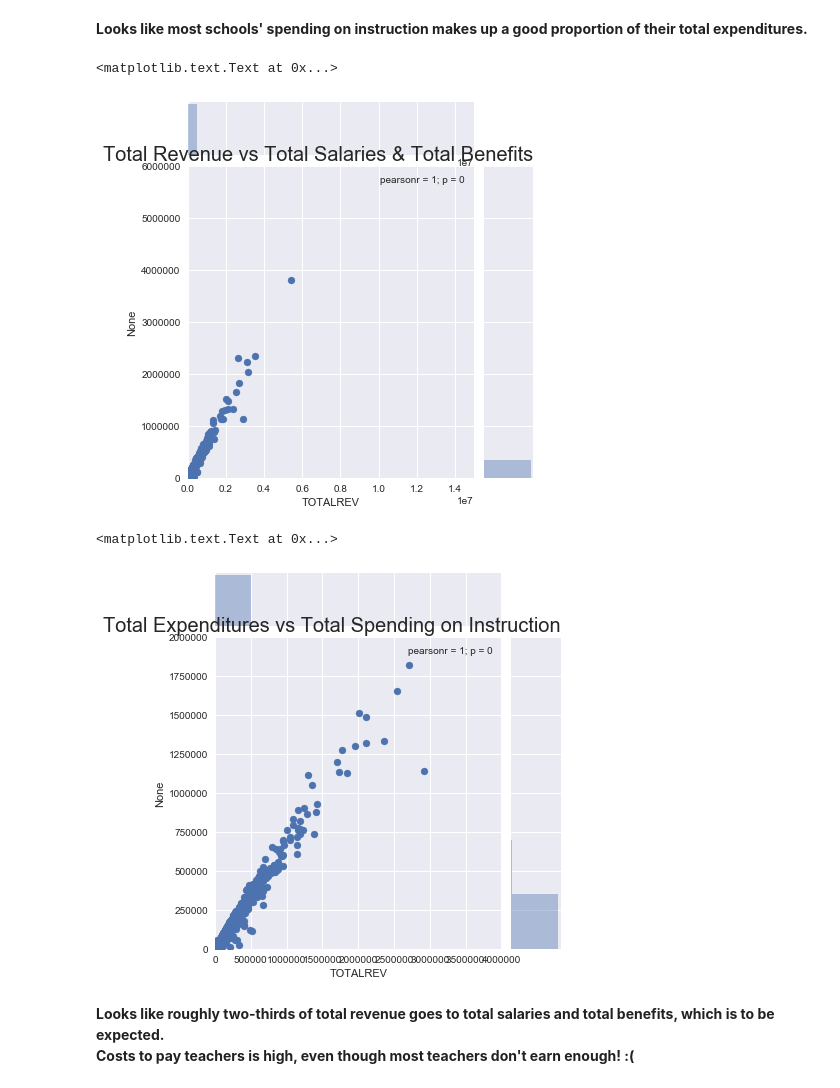
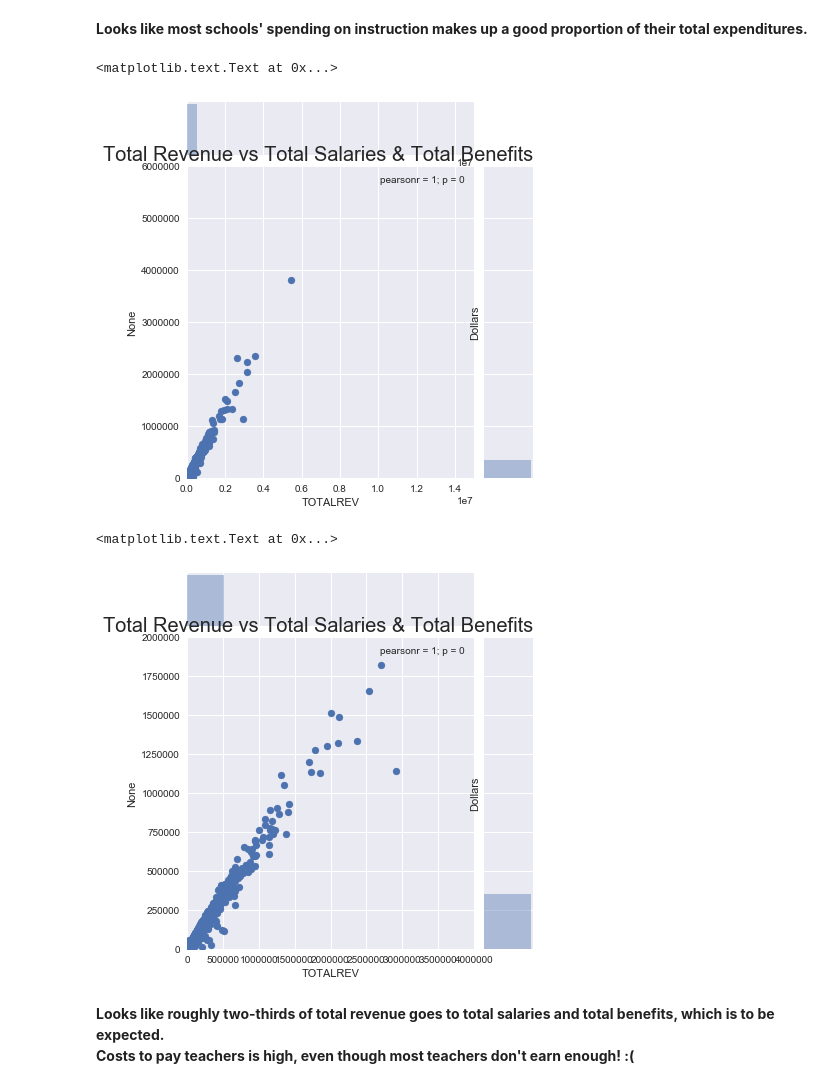
Before and after one commit to chao-norman/DSD-Data-Cleaning-and-Visualization, a Jupyter notebook: Code/School District Data Analysis.ipynb, the cells around one changed output. Saved outputs shown, nothing was run; the diff lists cells and outputs as text; code cells hidden in the pictures.

```diff
--- a/Code/School District Data Analysis.ipynb
+++ b/Code/School District Data Analysis.ipynb
@@ -50,7 +52,9 @@ SchoolFinance.head()
 5 rows × 141 columns
 # %%
 # Picking out data columns that we want to examine
-SchoolFinanceShort = SchoolFinance[['STATE', 'NAME', 'TOTALREV', 'TOTALEXP', 'Z32', 'Z34', '_19H', 'TCURINST', 'TCURSSVC', 'TFEDREV', 'TSTREV', 'TLOCREV', 'F12']]
+SchoolFinanceShort = SchoolFinance[['STATE', 'NAME', 'TOTALREV', 'TOTALEXP',
+                                    'Z32', 'Z34', '_19H', 'TCURINST', 'TCURSSVC',
+                                    'TFEDREV', 'TSTREV', 'TLOCREV', 'F12']]
 
 # What each column represents:
 # STATE - Location of School
@@ -67,9 +71,11 @@ SchoolFinanceShort = SchoolFinance[['STATE', 'NAME', 'TOTALREV', 'TOTALEXP', 'Z3
 # TLOCREV - LOCALREV - Total revenue from local sources
 # F12 - CNST - Construction
 # %%
-# Changing column titles appropriately and print head of shortened dataset before cleaning
-SchoolFinanceShort.columns = ['STATE', 'NAME', 'TOTALREV', 'TOTALEXP', 'TOTALSAL', 'TOTALBEN',
-                              'DEBTOUT', 'TOTALINST', 'TOTALSUP', 'FEDREV', 'STATEREV', 'LOCALREV', 'CNST']
+# Changing column titles appropriately and print head of shortened
+# dataset before cleaning
+SchoolFinanceShort.columns = ['STATE', 'NAME', 'TOTALREV', 'TOTALEXP', 'TOTALSAL',
+                              'TOTALBEN', 'DEBTOUT', 'TOTALINST', 'TOTALSUP',
+                              'FEDREV', 'STATEREV', 'LOCALREV', 'CNST']
 SchoolFinanceShort.head()
 # %% [output]
 |  | STATE | NAME | TOTALREV | TOTALEXP | TOTALSAL | TOTALBEN | DEBTOUT | TOTALINST | TOTALSUP | FEDREV | ... |
@@ -171,18 +187,24 @@ plt.title('Total Expenditures vs Total Spending on Instruction', fontsize = 20,
 **Looks like most schools' spending on instruction makes up a good proportion of their total expenditures.**
 # %%
 # Total Revenue vs Total Salaries & Total Benefits
-sns.jointplot(SchoolFinanceShort.TOTALREV, SchoolFinanceShort.TOTALSAL + SchoolFinanceShort.TOTALBEN, xlim=(0, 1.5e7), ylim=(0, 0.6e7))
-plt.title('Total Revenue vs Total Salaries & Total Benefits', fontsize = 20, loc = 'right')
+sns.jointplot(SchoolFinanceShort.TOTALREV, SchoolFinanceShort.TOTALSAL
+              + SchoolFinanceShort.TOTALBEN, xlim=(0, 1.5e7), ylim=(0, 0.6e7))
+plt.title('Total Revenue vs Total Salaries & Total Benefits',
+          fontsize = 20, loc = 'right')
+plt.ylabel("Dollars")
 # %% [output]
 <matplotlib.text.Text at 0x...>
-[figure, old version]
+[figure, new version]
 # %%
 # Let's zoom in on the cluster of points to get a better picture.
-sns.jointplot(SchoolFinanceShort.TOTALREV, SchoolFinanceShort.TOTALSAL + SchoolFinanceShort.TOTALBEN, xlim=(0, 0.4e7), ylim=(0, 0.2e7))
-plt.title('Total Expenditures vs Total Spending on Instruction', fontsize = 20, loc = 'right')
+sns.jointplot(SchoolFinanceShort.TOTALREV, SchoolFinanceShort.TOTALSAL
+              + SchoolFinanceShort.TOTALBEN, xlim=(0, 0.4e7), ylim=(0, 0.2e7))
+plt.title('Total Revenue vs Total Salaries & Total Benefits',
+          fontsize = 20, loc = 'right')
+plt.ylabel("Dollars")
 # %% [output]
 <matplotlib.text.Text at 0x...>
-[figure, old version]
+[figure, new version]
 # %% [markdown]
 **Looks like roughly two-thirds of total revenue goes to total salaries and total benefits, which is to be expected.
 Costs to pay teachers is high, even though most teachers don't earn enough! :(**
```
Also changed, not shown: parts of 23 cells of this notebook.
